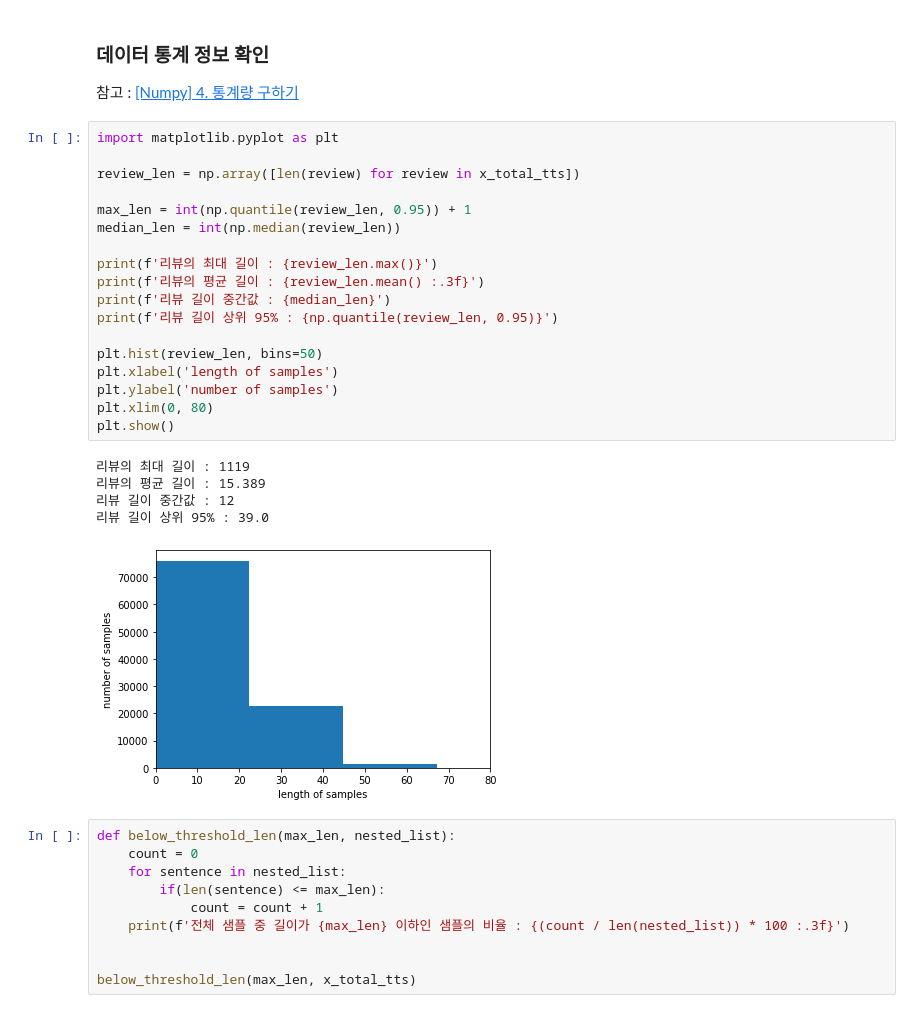
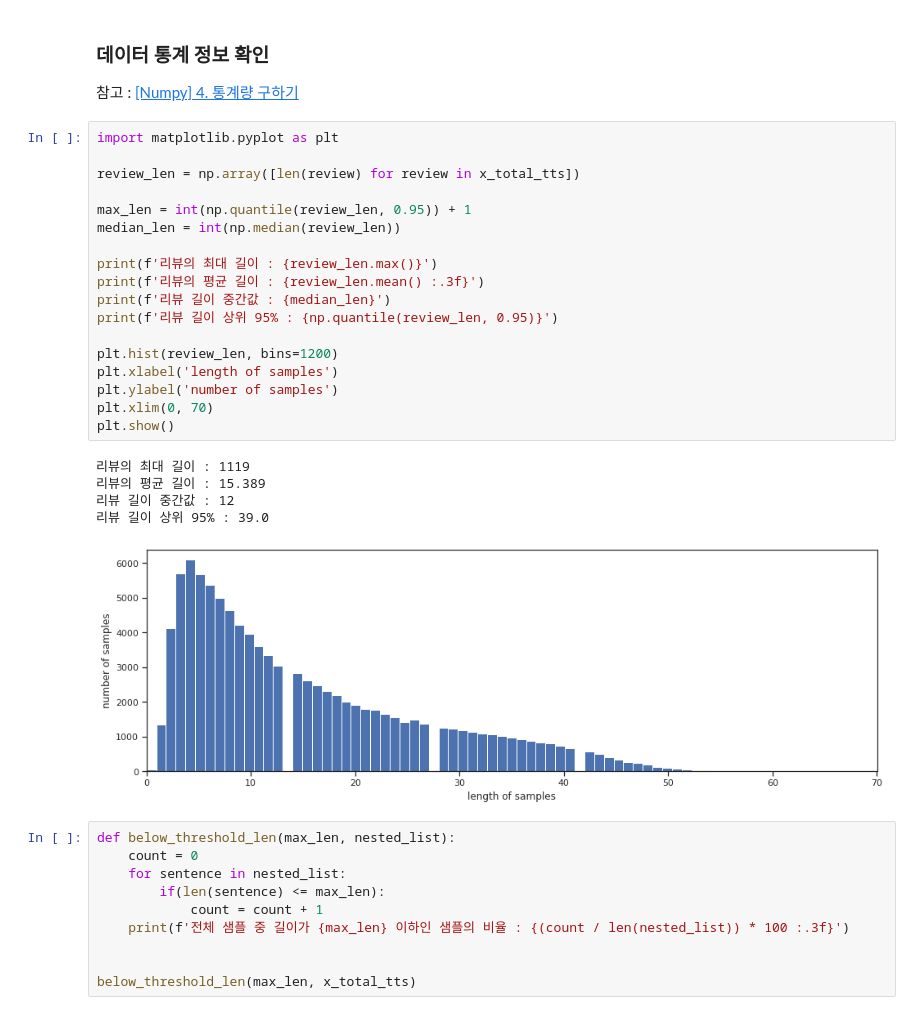
Before and after one commit to dapin1490/UROP-game-prediction, a Jupyter notebook: prepare data/is_this_review_positive.ipynb, the cells around one changed output. Saved outputs shown, nothing was run; the diff lists cells and outputs as text.

```diff
--- a/prepare data/is_this_review_positive.ipynb
+++ b/prepare data/is_this_review_positive.ipynb
@@ -327,27 +312,27 @@ print(x_pred_tts[0])
 # %%
 import matplotlib.pyplot as plt
 
 review_len = np.array([len(review) for review in x_total_tts])
 
 max_len = int(np.quantile(review_len, 0.95)) + 1
 median_len = int(np.median(review_len))
 
 print(f'리뷰의 최대 길이 : {review_len.max()}')
 print(f'리뷰의 평균 길이 : {review_len.mean() :.3f}')
 print(f'리뷰 길이 중간값 : {median_len}')
 print(f'리뷰 길이 상위 95% : {np.quantile(review_len, 0.95)}')
 
-plt.hist(review_len, bins=50)
+plt.hist(review_len, bins=1200)
 plt.xlabel('length of samples')
 plt.ylabel('number of samples')
-plt.xlim(0, 80)
+plt.xlim(0, 70)
 plt.show()
 # %% [output]
 리뷰의 최대 길이 : 1119
 리뷰의 평균 길이 : 15.389
 리뷰 길이 중간값 : 12
 리뷰 길이 상위 95% : 39.0
-[figure, old version]
+[figure, new version]
 # %%
 def below_threshold_len(max_len, nested_list):
     count = 0
```
Also changed, not shown: parts of 16 cells of this notebook.
